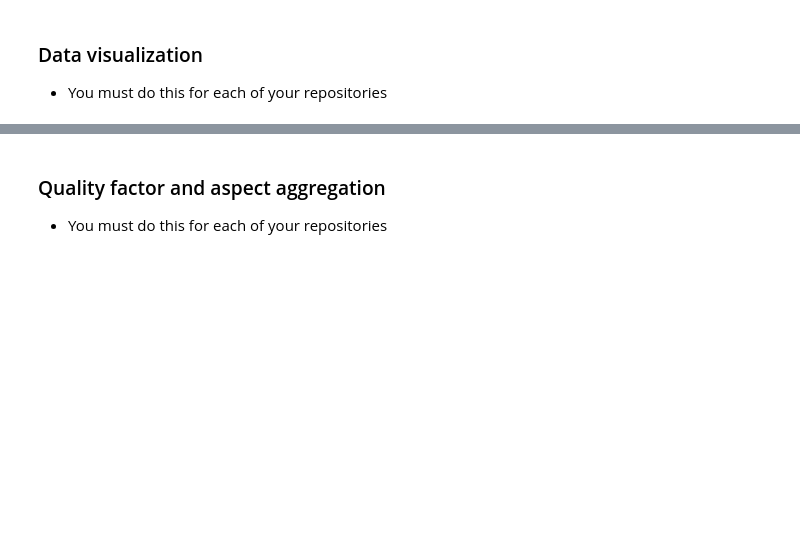
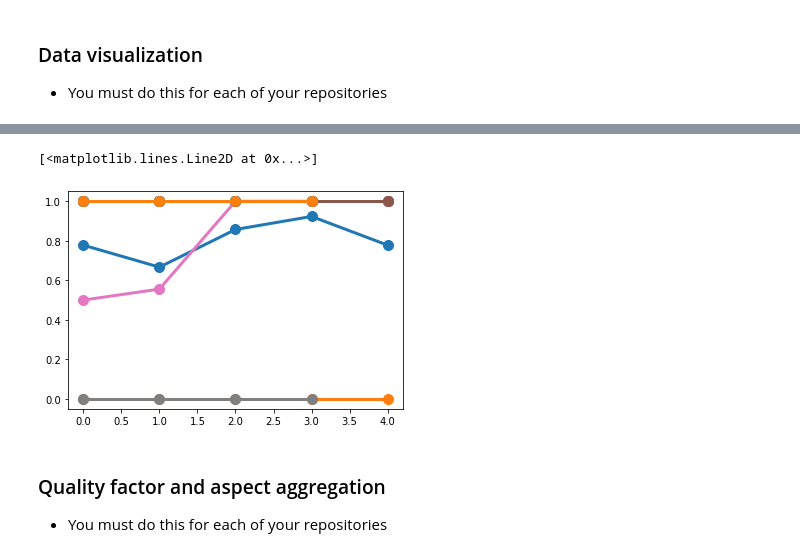
Before and after one commit to fga-eps-mds/2022-1-Alectrion-DOC, a Jupyter notebook: analytics.ipynb, the cells around one changed output, grey strips where cells are left out. Cells and saved outputs as stored; diff of their text form; code cells hidden in the pictures; blank space fills up the shorter version.

```diff
--- a/analytics.ipynb
+++ b/analytics.ipynb
@@ -183,7 +179,7 @@ def create_file_df(json_list):
 
         file_name = os.path.basename(i)
 
-        file_repository = re.split(r'-(\d+-\d+-\d+-\d+-\d+-\d+)-pr(.*?).json', file_name)[0]
+        file_repository = re.split(r'-(\d+-\d+-\d+-\d+-\d+-\d+)-v(.*?).json', file_name)[0]
 
         file_language = repos_language[f"{file_repository}"]
 
@@ -194,7 +190,7 @@ def create_file_df(json_list):
         df = df.append(file_component_df, ignore_index=True)
 
     # Replace the UnB semester with yours.
-    aux_df = df['filename'].str.split(r"-fga-eps-mds-2022-1-(\d+-\d+-\d+-\d+-\d+-\d+)-pr(.*?).json", expand=True)
+    aux_df = df['filename'].str.split(r"-(\d+-\d+-\d+-\d+-\d+-\d+)-v(.*?).json", expand=True)
 
     df['repository'] = aux_df[0]
 
@@ -219,7 +215,6 @@ NameError: name 'file_component_df' is not defined
 # %%
 # Example. You must replace repo1, repo1,..., for your repository's names
 
-repo1_df = file_component_df[file_component_df['repository'] == 'Alectrion-EquipamentApi']
-repo2_df = file_component_df[file_component_df['repository'] == 'Alectrion-UserAPI']
-repo3_df = file_component_df[file_component_df['repository'] == 'Alectrion-FrontEnd']
-...
+repo1_df = file_component_df[file_component_df['repository'] == 'fga-eps-mds-2022-1-Alectrion-FrontEnd']
+repo2_df = file_component_df[file_component_df['repository'] == 'fga-eps-mds-2022-1-Alectrion-UserAPI']
+repo3_df = file_component_df[file_component_df['repository'] == 'fga-eps-mds-2022-1-Alectrion-EquipamentApi']
@@ -312,6 +305,9 @@ def create_metrics_df(df):
     repository_list = []
     version_list = []
 
+    print("df = ", df)
+    print("version_vec = ", version_vec)
+
     for version in version_vec:
 
         version_df = df[df['version'] == version]
@@ -319,9 +315,9 @@ def create_metrics_df(df):
         m1_list.append(m1(version_df))
         m2_list.append(m2(version_df))
         m3_list.append(m3(version_df))
-        m4_list.append(m4(version_df))
-        m5_list.append(m5(version_df))
-        m6_list.append(m6(version_df))
+        m4_list.append(m3(version_df))
+        m5_list.append(m3(version_df))
+        m6_list.append(m3(version_df))
 
         ncloc_list.append(_ncloc(version_df))
         repository_list.append(version_df['repository'].iloc[0])
@@ -330,9 +326,9 @@ def create_metrics_df(df):
     metrics_df = pd.DataFrame({'m1': m1_list,
                                'm2': m2_list,
                                'm3': m3_list,
-                               'm4': m4_list,
-                               'm5': m5_list,
-                               'm6': m6_list,
+                               'm4': m3_list,
+                               'm5': m3_list,
+                               'm6': m3_list,
                                'repository': repository_list,
                                'version': version_list,
                                'ncloc': ncloc_list})
@@ -341,5 +337,4 @@ def create_metrics_df(df):
 # %%
 repo1 = create_metrics_df(repo1_df)
 repo2 = create_metrics_df(repo2_df)
-repo3 = create_metric_df(repo3_df)
-...
+repo3 = create_metrics_df(repo3_df)
@@ -357,13 +373,21 @@ plt.plot(repo1['m6'], linewidth=3, marker='o', markersize=10)
 # %%
 
 plt.plot(repo2['m1'], linewidth=3, marker='o', markersize=10)
 plt.plot(repo2['m2'], linewidth=3, marker='o', markersize=10)
 plt.plot(repo2['m3'], linewidth=3, marker='o', markersize=10)
 plt.plot(repo2['m4'], linewidth=3, marker='o', markersize=10)
 plt.plot(repo2['m5'], linewidth=3, marker='o', markersize=10)
 plt.plot(repo2['m6'], linewidth=3, marker='o', markersize=10)
 
-...
+plt.plot(repo3['m1'], linewidth=3, marker='o', markersize=10)
+plt.plot(repo3['m2'], linewidth=3, marker='o', markersize=10)
+plt.plot(repo3['m3'], linewidth=3, marker='o', markersize=10)
+plt.plot(repo3['m4'], linewidth=3, marker='o', markersize=10)
+plt.plot(repo3['m5'], linewidth=3, marker='o', markersize=10)
+plt.plot(repo3['m6'], linewidth=3, marker='o', markersize=10)
+# %% [output]
+[<matplotlib.lines.Line2D at 0x...>]
+[figure, added]
 # %% [markdown]
 ### Quality factor and aspect aggregation
 
```
Also changed, not shown: parts of 24 cells of this notebook, 42 other files.
